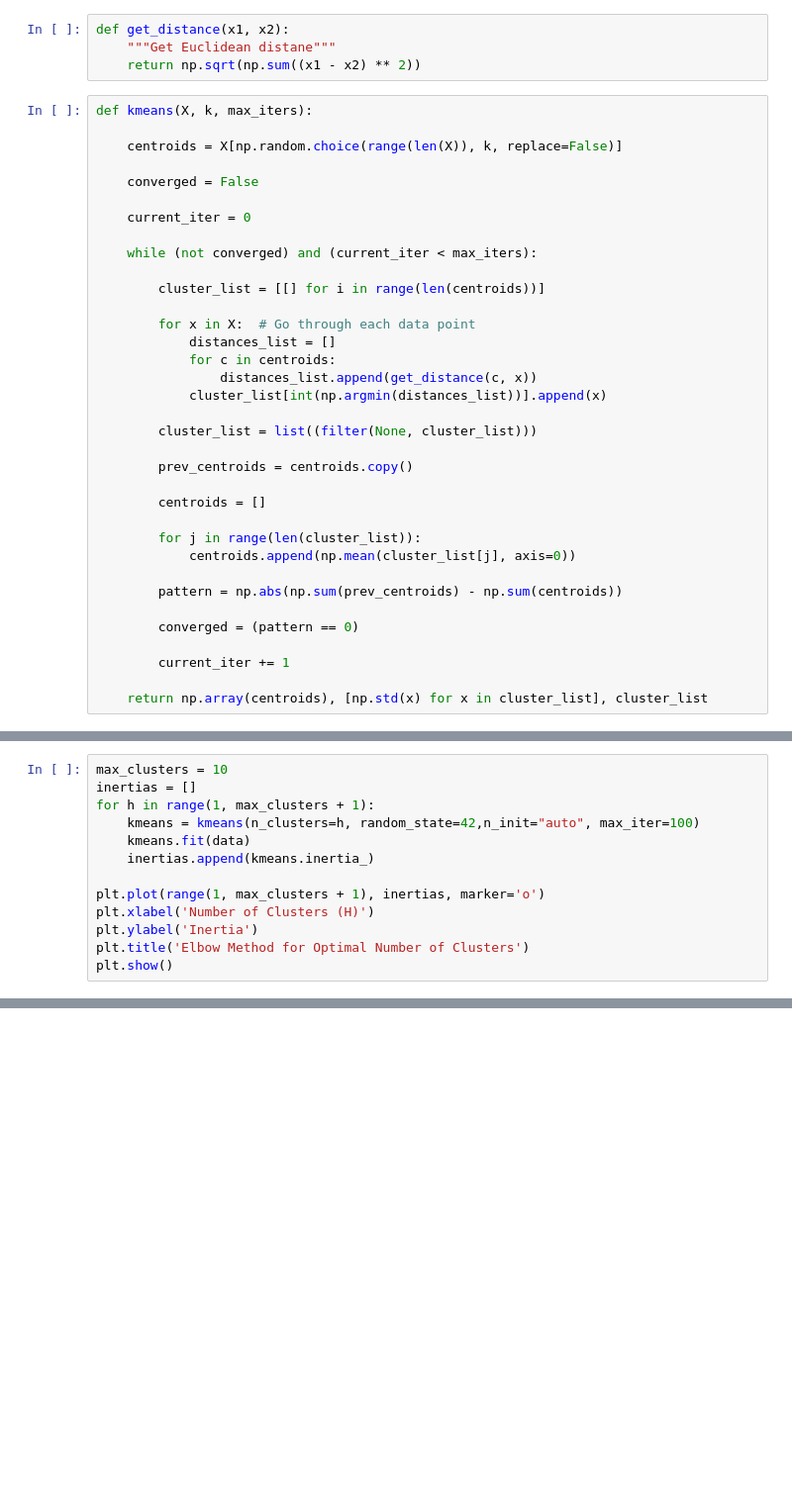
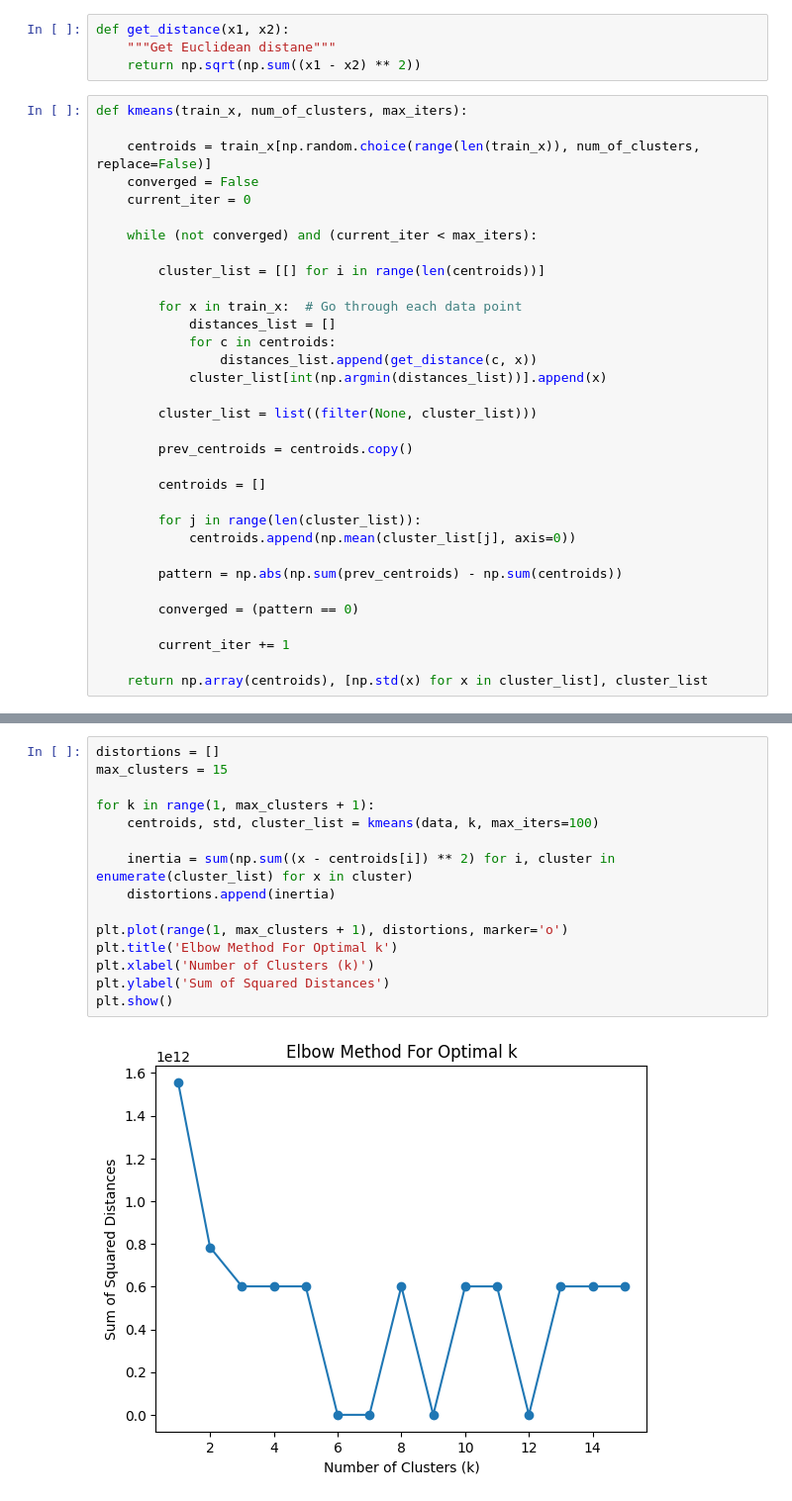
Before and after one commit to Ephrem-shimels21/Radial_Basis_Function_implementation, a Jupyter notebook: RadialBasisFunction.ipynb, the cells around one changed output, grey strips where cells are left out. Shown: that part at 99% size. Drawn from its saved outputs; the diff is of its cells as text; blank space fills up the shorter version.

```diff
--- a/RadialBasisFunction.ipynb
+++ b/RadialBasisFunction.ipynb
@@ -8,19 +8,17 @@ def get_distance(x1, x2):
     """Get Euclidean distane"""
     return np.sqrt(np.sum((x1 - x2) ** 2))
 # %%
-def kmeans(X, k, max_iters):
+def kmeans(train_x, num_of_clusters, max_iters):
 
-    centroids = X[np.random.choice(range(len(X)), k, replace=False)]
-
+    centroids = train_x[np.random.choice(range(len(train_x)), num_of_clusters, replace=False)]
     converged = False
-
     current_iter = 0
 
     while (not converged) and (current_iter < max_iters):
 
         cluster_list = [[] for i in range(len(centroids))]
 
-        for x in X:  # Go through each data point
+        for x in train_x:  # Go through each data point
             distances_list = []
             for c in centroids:
                 distances_list.append(get_distance(c, x))
@@ -152,13 +149,0 @@ Accuracy:  0.5184563758389261
-# %%
-max_clusters = 10
-inertias = []
-for h in range(1, max_clusters + 1):
-    kmeans = kmeans(n_clusters=h, random_state=42,n_init="auto", max_iter=100)
-    kmeans.fit(data)
-    inertias.append(kmeans.inertia_)
-
-plt.plot(range(1, max_clusters + 1), inertias, marker='o')
-plt.xlabel('Number of Clusters (H)')
-plt.ylabel('Inertia')
-plt.title('Elbow Method for Optimal Number of Clusters')
-plt.show()
@@ -166,0 +150,17 @@ TypeError: 'KMeans' object is not callable
+# %%
+distortions = []
+max_clusters = 15
+
+for k in range(1, max_clusters + 1):
+    centroids, std, cluster_list = kmeans(data, k, max_iters=100)
+
+    inertia = sum(np.sum((x - centroids[i]) ** 2) for i, cluster in enumerate(cluster_list) for x in cluster)
+    distortions.append(inertia)
+
+plt.plot(range(1, max_clusters + 1), distortions, marker='o')
+plt.title('Elbow Method For Optimal k')
+plt.xlabel('Number of Clusters (k)')
+plt.ylabel('Sum of Squared Distances')
+plt.show()
+# %% [output]
+[figure, added]
```
Also changed, not shown: parts of 5 cells of this notebook.
